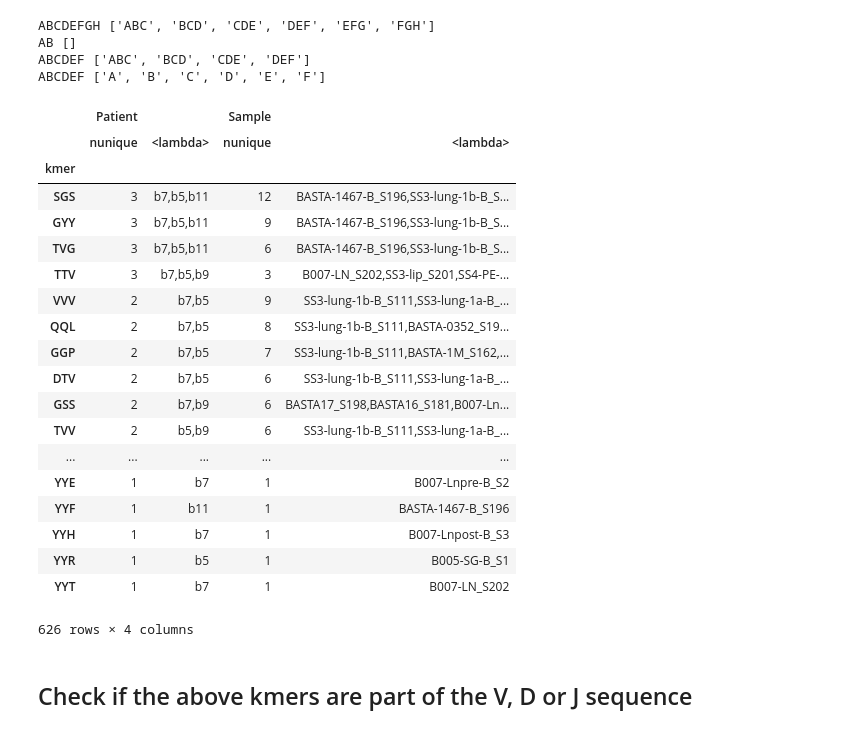
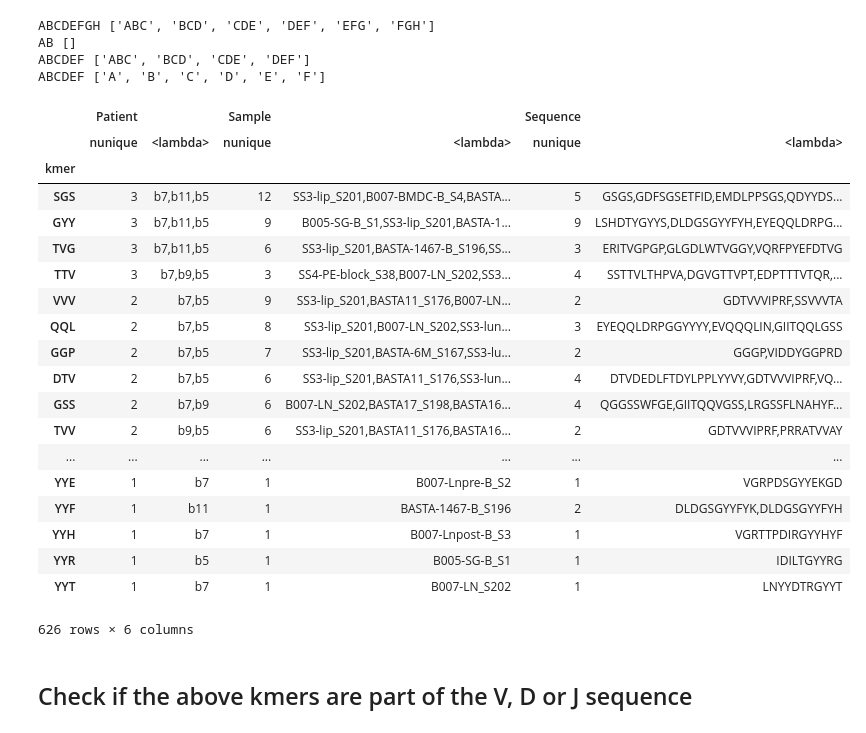
Before and after one commit to EDS-Bioinformatics-Laboratory/reseda, a Jupyter notebook: NOTEBOOKS/SharedMotifs.ipynb, the cells around one changed output. Saved outputs shown, nothing was run; the diff lists cells and outputs as text; code cells hidden in the pictures.

Commit message:
Added CDR3 count to the table with motifs

```diff
--- a/NOTEBOOKS/SharedMotifs.ipynb
+++ b/NOTEBOOKS/SharedMotifs.ipynb
@@ -93,40 +95,40 @@ AB []
 ABCDEF ['ABC', 'BCD', 'CDE', 'DEF']
 ABCDEF ['A', 'B', 'C', 'D', 'E', 'F']
 # %%
-cols_kmers = ['Patient', 'Sample', 'kmer']
+cols_kmers = ['Patient', 'Sample', 'Sequence', 'kmer']
 df_kmers = pd.DataFrame(columns=cols_kmers)
 for index, row in df_uniq.iterrows():
     kmers = get_kmers(row['Sequence'], kmer_length)
-    df_tmp = pd.DataFrame({'Patient': row['Patient'], 'Sample': row['Sample'], 'kmer': kmers})
+    df_tmp = pd.DataFrame({'Patient': row['Patient'], 'Sample': row['Sample'], 'Sequence': row['Sequence'], 'kmer': kmers})
     df_kmers = pd.concat([df_kmers, df_tmp])
 df_kmers = df_kmers.reset_index()
 df_kmers = df_kmers[cols_kmers]
 # %%
 concat_values = lambda x: ','.join(list(set(x)))
-df_kmer_count = df_kmers.groupby('kmer').agg({'Patient': ['nunique', concat_values], 'Sample': ['nunique', concat_values]})
+df_kmer_count = df_kmers.groupby('kmer').agg({'Patient': ['nunique', concat_values], 'Sample': ['nunique', concat_values], 'Sequence': ['nunique', concat_values]})
 df_kmer_count = df_kmer_count.sort_values(by=[('Patient','nunique'), ('Sample', 'nunique')], ascending=False)
 df_kmer_count
 # %% [output]
-|  | Patient |  | Sample |  |
-|  | nunique | <lambda> | nunique | <lambda> |
-| kmer |  |  |  |  |
-| SGS | 3 | b7,b5,b11 | 12 | BASTA-1467-B_S196,SS3-lung-1b-B_S... |
-| GYY | 3 | b7,b5,b11 | 9 | BASTA-1467-B_S196,SS3-lung-1b-B_S... |
-| TVG | 3 | b7,b5,b11 | 6 | BASTA-1467-B_S196,SS3-lung-1b-B_S... |
-| TTV | 3 | b7,b5,b9 | 3 | B007-LN_S202,SS3-lip_S201,SS4-PE-... |
-| VVV | 2 | b7,b5 | 9 | SS3-lung-1b-B_S111,SS3-lung-1a-B_... |
-| QQL | 2 | b7,b5 | 8 | SS3-lung-1b-B_S111,BASTA-0352_S19... |
-| GGP | 2 | b7,b5 | 7 | SS3-lung-1b-B_S111,BASTA-1M_S162,... |
-| DTV | 2 | b7,b5 | 6 | SS3-lung-1b-B_S111,SS3-lung-1a-B_... |
-| GSS | 2 | b7,b9 | 6 | BASTA17_S198,BASTA16_S181,B007-Ln... |
-| TVV | 2 | b5,b9 | 6 | SS3-lung-1b-B_S111,SS3-lung-1a-B_... |
-| ... | ... | ... | ... | ... |
-| YYE | 1 | b7 | 1 | B007-Lnpre-B_S2 |
-| YYF | 1 | b11 | 1 | BASTA-1467-B_S196 |
-| YYH | 1 | b7 | 1 | B007-Lnpost-B_S3 |
-| YYR | 1 | b5 | 1 | B005-SG-B_S1 |
-| YYT | 1 | b7 | 1 | B007-LN_S202 |
+|  | Patient |  | Sample |  | Sequence |  |
+|  | nunique | <lambda> | nunique | <lambda> | nunique | <lambda> |
+| kmer |  |  |  |  |  |  |
+| SGS | 3 | b7,b11,b5 | 12 | SS3-lip_S201,B007-BMDC-B_S4,BASTA... | 5 | GSGS,GDFSGSETFID,EMDLPPSGS,QDYYDS... |
+| GYY | 3 | b7,b11,b5 | 9 | B005-SG-B_S1,SS3-lip_S201,BASTA-1... | 9 | LSHDTYGYYS,DLDGSGYYFYH,EYEQQLDRPG... |
+| TVG | 3 | b7,b11,b5 | 6 | SS3-lip_S201,BASTA-1467-B_S196,SS... | 3 | ERITVGPGP,GLGDLWTVGGY,VQRFPYEFDTVG |
+| TTV | 3 | b7,b9,b5 | 3 | SS4-PE-block_S38,B007-LN_S202,SS3... | 4 | SSTTVLTHPVA,DGVGTTVPT,EDPTTTVTQR,... |
+| VVV | 2 | b7,b5 | 9 | SS3-lip_S201,BASTA11_S176,B007-LN... | 2 | GDTVVVIPRF,SSVVVTA |
+| QQL | 2 | b7,b5 | 8 | SS3-lip_S201,B007-LN_S202,SS3-lun... | 3 | EYEQQLDRPGGYYYY,EVQQQLIN,GIITQQLGSS |
+| GGP | 2 | b7,b5 | 7 | SS3-lip_S201,BASTA-6M_S167,SS3-lu... | 2 | GGGP,VIDDYGGPRD |
+| DTV | 2 | b7,b5 | 6 | SS3-lip_S201,BASTA11_S176,SS3-lun... | 4 | DTVDEDLFTDYLPPLYYVY,GDTVVVIPRF,VQ... |
+| GSS | 2 | b7,b9 | 6 | B007-LN_S202,BASTA17_S198,BASTA16... | 4 | QGGSSWFGE,GIITQQVGSS,LRGSSFLNAHYF... |
+| TVV | 2 | b9,b5 | 6 | SS3-lip_S201,BASTA11_S176,BASTA16... | 2 | GDTVVVIPRF,PRRATVVAY |
+| ... | ... | ... | ... | ... | ... | ... |
+| YYE | 1 | b7 | 1 | B007-Lnpre-B_S2 | 1 | VGRPDSGYYEKGD |
+| YYF | 1 | b11 | 1 | BASTA-1467-B_S196 | 2 | DLDGSGYYFYK,DLDGSGYYFYH |
+| YYH | 1 | b7 | 1 | B007-Lnpost-B_S3 | 1 | VGRTTPDIRGYYHYF |
+| YYR | 1 | b5 | 1 | B005-SG-B_S1 | 1 | IDILTGYYRG |
+| YYT | 1 | b7 | 1 | B007-LN_S202 | 1 | LNYYDTRGYYT |
-626 rows × 4 columns
+626 rows × 6 columns
 # %% [markdown]
 ## Check if the above kmers are part of the V, D or J sequence
 # %%
```
Also changed, not shown: parts of 4 cells of this notebook.
